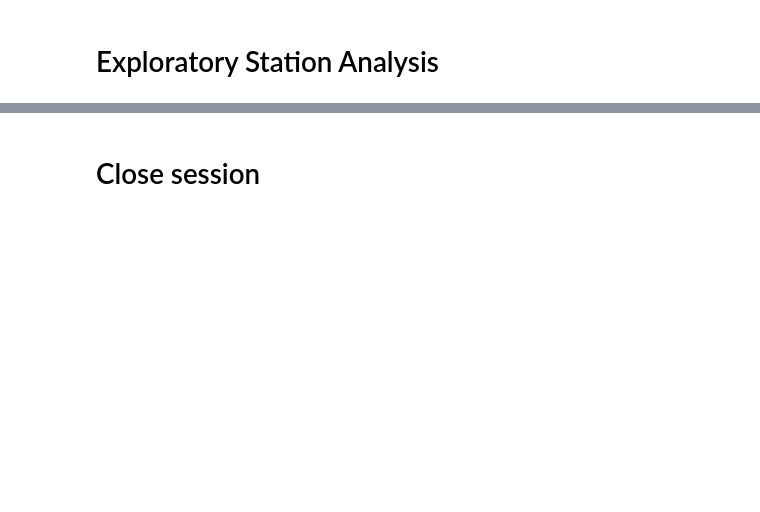
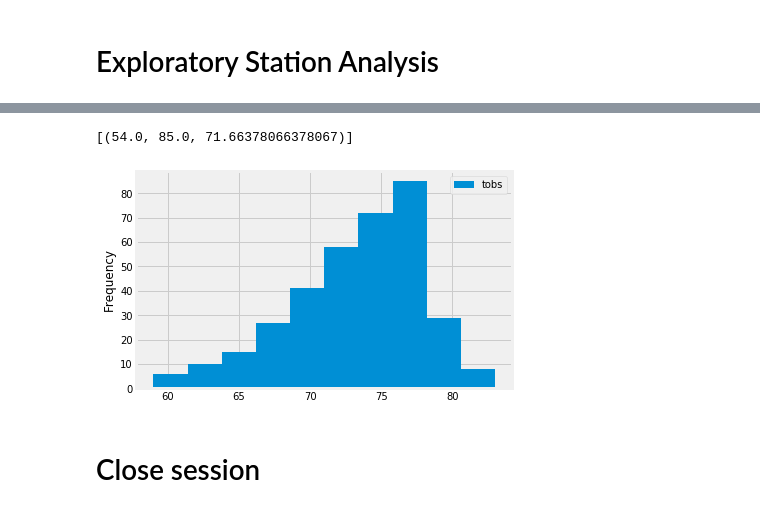
Before and after one commit to joelwwiggins/sqlalchemy, a Jupyter notebook: climate_starter.ipynb, the cells around one changed output, grey strips where cells are left out. Saved outputs shown, nothing was run; the diff lists cells and outputs as text; code cells hidden in the pictures; blank space fills up the shorter version.

```diff
--- a/climate_starter.ipynb
+++ b/climate_starter.ipynb
@@ -83,8 +143,17 @@ Timestamp('2017-08-23 00:00:00')
 # %%
 # Using the most active station id from the previous query, calculate the lowest, highest, and average temperature.
+session.query(func.min(measure.tobs), func.max(measure.tobs),func.avg(measure.tobs)).filter(measure.station=='USC00519281').all()
+# %% [output]
+[(54.0, 85.0, 71.66378066378067)]
 # %%
 # Using the most active station id
 # Query the last 12 months of temperature observation data for this station and plot the results as a histogram
+hist_data=session.query(measure.tobs).filter(measure.station=='USC00519281').filter(measure.date>=test).all()
+hist=pd.DataFrame(hist_data)
+hist.plot.hist()
+plt.show()
+# %% [output]
+[figure, added]
 # %% [markdown]
 # Close session
 # %%
```
Also changed, not shown: parts of 6 cells of this notebook.
